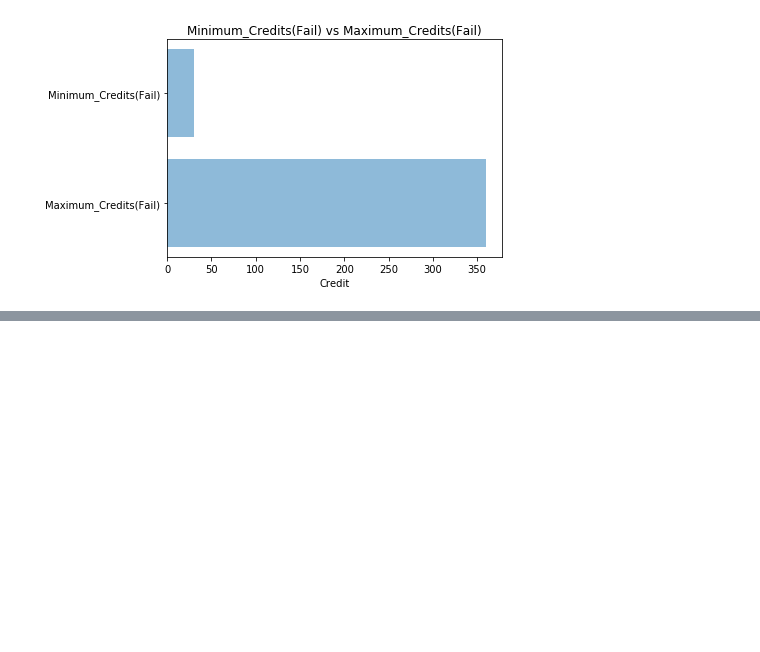
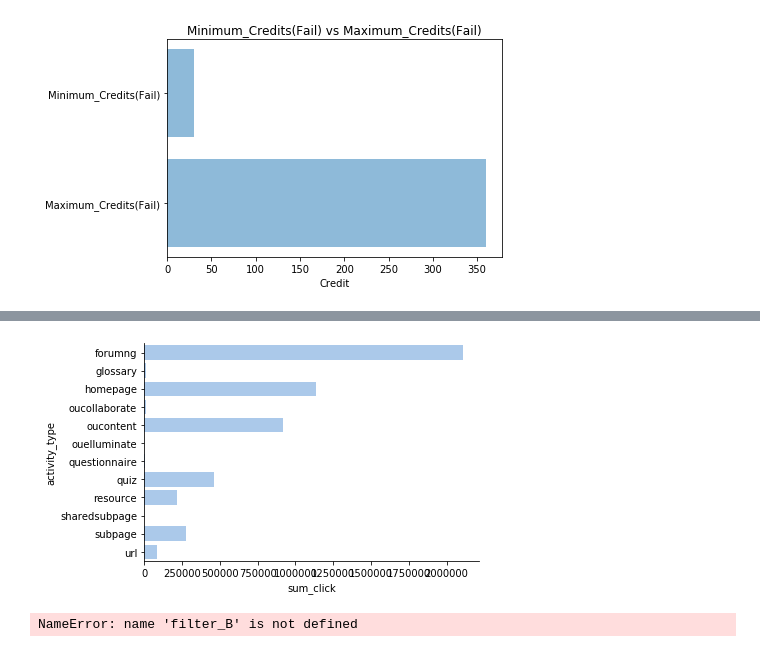
Before and after one commit to rayansami/behaviour-analysis, a Jupyter notebook: Analyzing_Open_University_Learning_Analytics_Dataset.ipynb, the cells around one changed output, grey strips where cells are left out. Drawn from its saved outputs; the diff is of its cells as text; code cells hidden in the pictures; blank space fills up the shorter version.

Commit message:
Which activity is the most popular among students taking Module BBB?

```diff
--- a/Analyzing_Open_University_Learning_Analytics_Dataset.ipynb
+++ b/Analyzing_Open_University_Learning_Analytics_Dataset.ipynb
@@ -523,0 +538,6 @@ Maximum_Credits(Fail) 360
+# %%
+filter_B_vle = student_vle['code_module'] == 'BBB'
+student_vle = student_vle[filter_B_vle]
+
+studentVle_merge_df = student_vle.merge(vle[['id_site', 'activity_type']], on='id_site', how='left')
+studentVle_merge_df.head()
@@ -523,0 +551,4 @@ Maximum_Credits(Fail) 360
+# %%
+overall_activity = pd.DataFrame(studentVle_merge_df.groupby(['activity_type'])['sum_click'].sum()).reset_index()
+overall_activity['percentage'] = round(overall_activity['sum_click'] / overall_activity['sum_click'].sum() * 100,2)
+overall_activity
@@ -523,0 +588,13 @@ Maximum_Credits(Fail) 360
+# %%
+sns.set_color_codes("pastel")
+sns.barplot(x="sum_click", y='activity_type', data=overall_activity, label="Total", color="b")
+sns.despine(top=True)
+# %% [output]
+[figure, added]
+# %%
+filter_B_student = student_info['final_result'] == 'Distinction'
+module_B_distinction = pd.DataFrame(student_info[filter_B_student & filter_B]['id_student'])
+module_B_distinction['distinction'] = 'Distinction'
+module_B_distinction.head()
+# %% [output]
+NameError: name 'filter_B' is not defined
```
Also changed, not shown: parts of 7 cells of this notebook.
